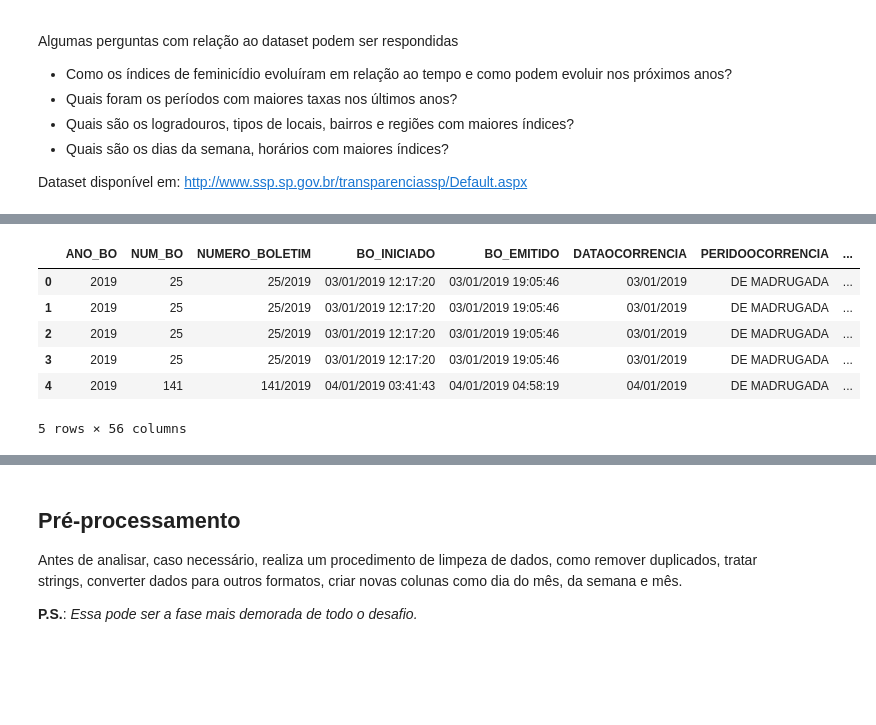
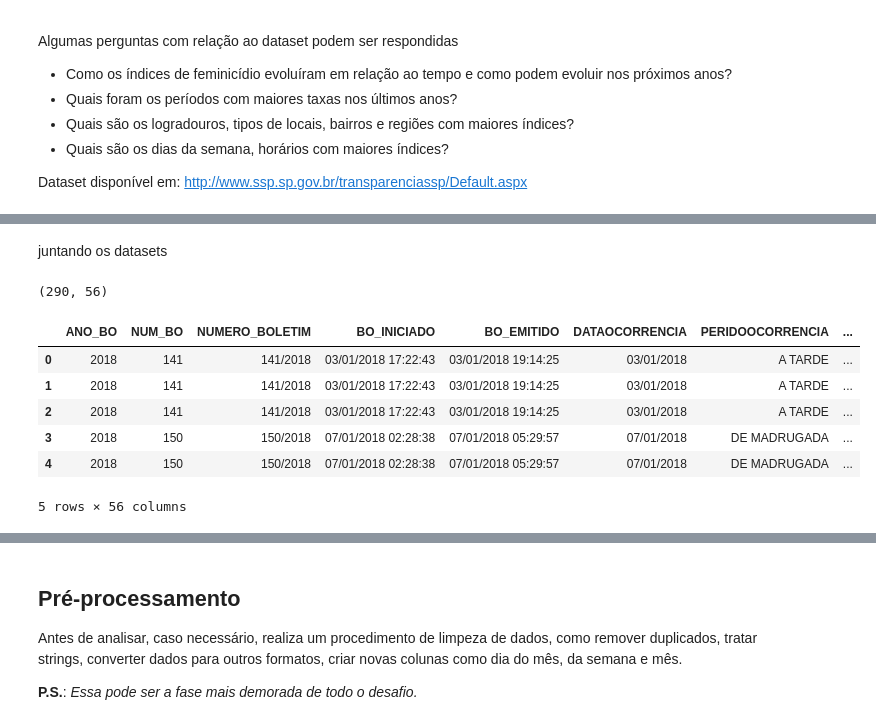
Before and after one commit to michelmelo25/Mineracao-de-Dados, a Jupyter notebook: Exercicios/10 - Desafio.ipynb, the cells around one changed output, grey strips where cells are left out. Saved outputs shown, nothing was run; the diff lists cells and outputs as text; code cells hidden in the pictures; blank space fills up the shorter version.

```diff
--- a/Exercicios/10 - Desafio.ipynb
+++ b/Exercicios/10 - Desafio.ipynb
@@ -18,3 +27,9 @@ import numpy as np
+# %%
+Df20184 = pd.read_excel('../Datasets/2018_4.xlsx')
+# %%
+Df20185 = pd.read_excel('../Datasets/2018_5.xlsx')
+# %%
+Df20186 = pd.read_excel('../Datasets/2018_6.xlsx')
 # %%
 Df20191 = pd.read_excel('../Datasets/DadosBO_2019_1(FEMINICÍDIO).xlsx')
 # %%
@@ -27,13 +42,21 @@ Df20194 = pd.read_excel('../Datasets/DadosBO_2019_4(FEMINICÍDIO).xlsx')
 Df20195 = pd.read_excel('../Datasets/DadosBO_2019_5(FEMINICÍDIO).xlsx')
 # %%
 Df20196 = pd.read_excel('../Datasets/DadosBO_2019_6(FEMINICÍDIO).xlsx')
+# %% [markdown]
+juntando os datasets
+# %%
+df = pd.concat([Df20181,Df20182,Df20183,Df20184,Df20185,Df20186, Df20191, Df20192, Df20193, Df20194, Df20195, Df20196])
+# %%
+df.shape
+# %% [output]
+(290, 56)
 # %%
-Df20191.head()
+df.head()
 # %% [output]
 |  | ANO_BO | NUM_BO | NUMERO_BOLETIM | BO_INICIADO | BO_EMITIDO | DATAOCORRENCIA | PERIDOOCORRENCIA | ... |
-| 0 | 2019 | 25 | 25/2019 | 03/01/2019 12:17:20 | 03/01/2019 19:05:46 | 03/01/2019 | DE MADRUGADA | ... |
-| 1 | 2019 | 25 | 25/2019 | 03/01/2019 12:17:20 | 03/01/2019 19:05:46 | 03/01/2019 | DE MADRUGADA | ... |
-| 2 | 2019 | 25 | 25/2019 | 03/01/2019 12:17:20 | 03/01/2019 19:05:46 | 03/01/2019 | DE MADRUGADA | ... |
-| 3 | 2019 | 25 | 25/2019 | 03/01/2019 12:17:20 | 03/01/2019 19:05:46 | 03/01/2019 | DE MADRUGADA | ... |
-| 4 | 2019 | 141 | 141/2019 | 04/01/2019 03:41:43 | 04/01/2019 04:58:19 | 04/01/2019 | DE MADRUGADA | ... |
+| 0 | 2018 | 141 | 141/2018 | 03/01/2018 17:22:43 | 03/01/2018 19:14:25 | 03/01/2018 | A TARDE | ... |
+| 1 | 2018 | 141 | 141/2018 | 03/01/2018 17:22:43 | 03/01/2018 19:14:25 | 03/01/2018 | A TARDE | ... |
+| 2 | 2018 | 141 | 141/2018 | 03/01/2018 17:22:43 | 03/01/2018 19:14:25 | 03/01/2018 | A TARDE | ... |
+| 3 | 2018 | 150 | 150/2018 | 07/01/2018 02:28:38 | 07/01/2018 05:29:57 | 07/01/2018 | DE MADRUGADA | ... |
+| 4 | 2018 | 150 | 150/2018 | 07/01/2018 02:28:38 | 07/01/2018 05:29:57 | 07/01/2018 | DE MADRUGADA | ... |
 5 rows × 56 columns
```
Also changed, not shown: parts of 39 cells of this notebook.
